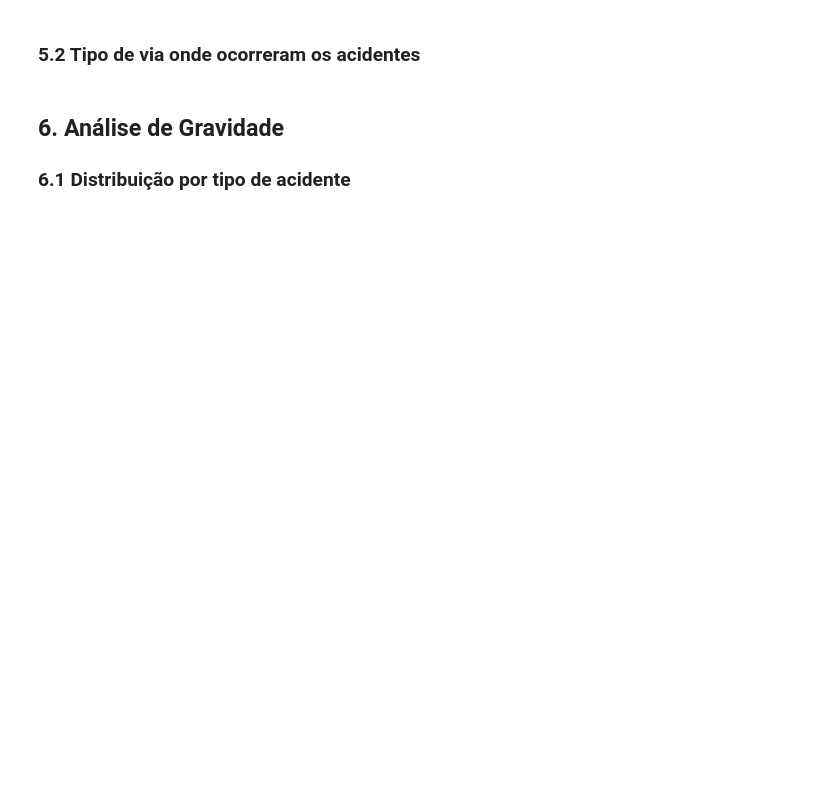
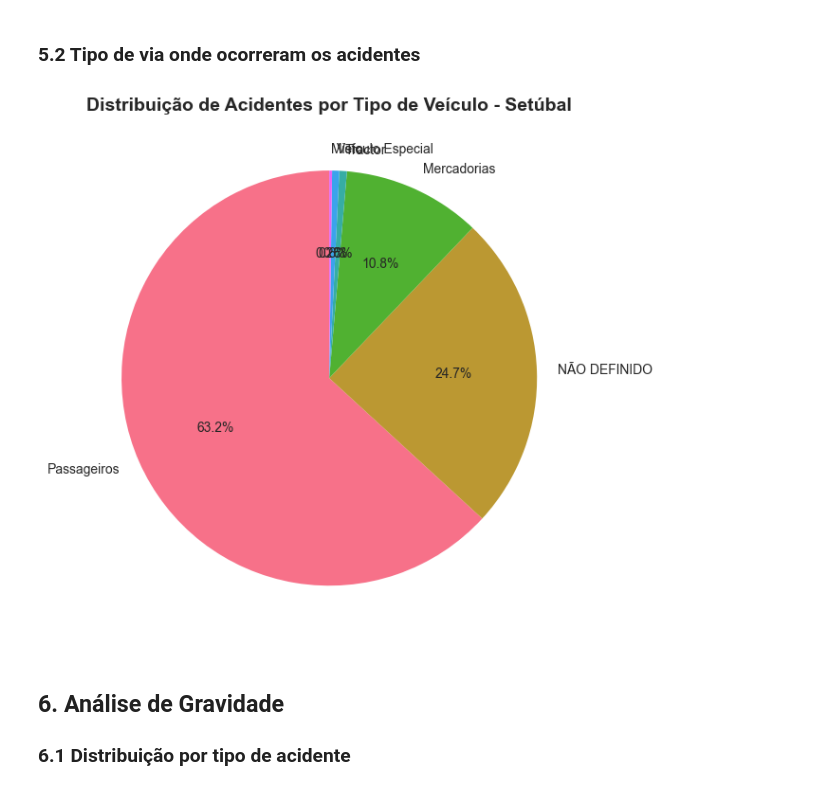
Before and after one commit to SalvaFerreira/PACD2, a Jupyter notebook: analise_setubal.ipynb, the cells around one changed output. Cells and saved outputs as stored; diff of their text form; code cells hidden in the pictures; blank space fills up the shorter version.

```diff
--- a/analise_setubal.ipynb
+++ b/analise_setubal.ipynb
@@ -196,15 +268,19 @@ if 'CONC_ACIDENTE' in df_setubal.columns:
 ### 5.2 Tipo de via onde ocorreram os acidentes
 # %%
 # Tipo de via
-if 'TIPO_VIA' in df_setubal.columns:
-    tipo_via = df_setubal['TIPO_VIA'].value_counts()
+if 'Tipo Veiculo' in df_setubal.columns:
+    tipo_veiculo = df_setubal['Tipo Veiculo'].value_counts()
 
     fig, ax = plt.subplots(figsize=(10, 6))
-    tipo_via.plot(kind='pie', ax=ax, autopct='%1.1f%%', startangle=90)
-    ax.set_title('Distribuição de Acidentes por Tipo de Via - Setúbal', fontsize=14, fontweight='bold')
+    tipo_veiculo.plot(kind='pie', ax=ax, autopct='%1.1f%%', startangle=90)
+    ax.set_title('Distribuição de Acidentes por Tipo de Veículo - Setúbal', fontsize=14, fontweight='bold')
     ax.set_ylabel('')
     plt.tight_layout()
     plt.show()
+else:
+    print("⚠️ Coluna 'Tipo Veiculo' não encontrada no dataset")
+# %% [output]
+[figure, added]
 # %% [markdown]
 ## 6. Análise de Gravidade
 
```
Also changed, not shown: parts of 19 cells of this notebook.
